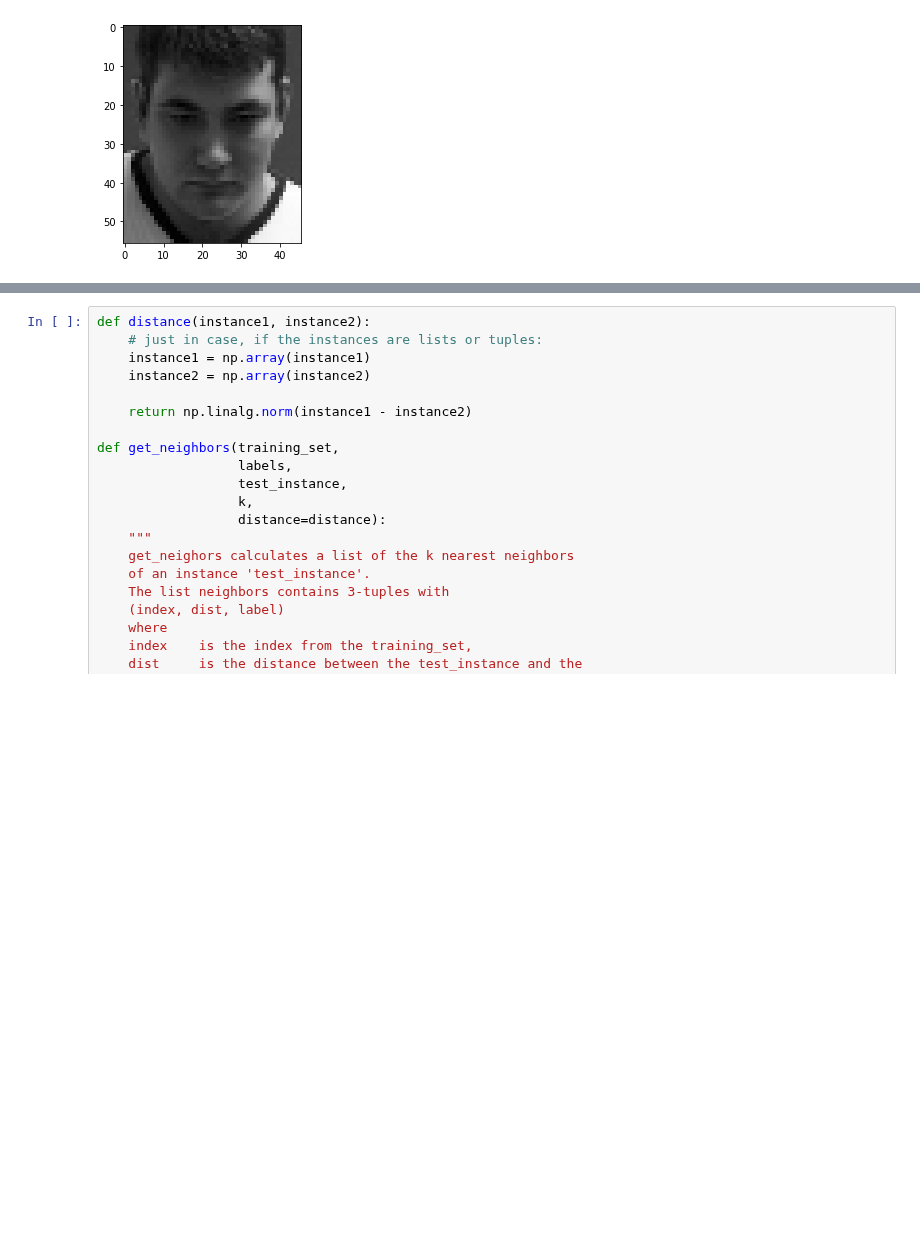
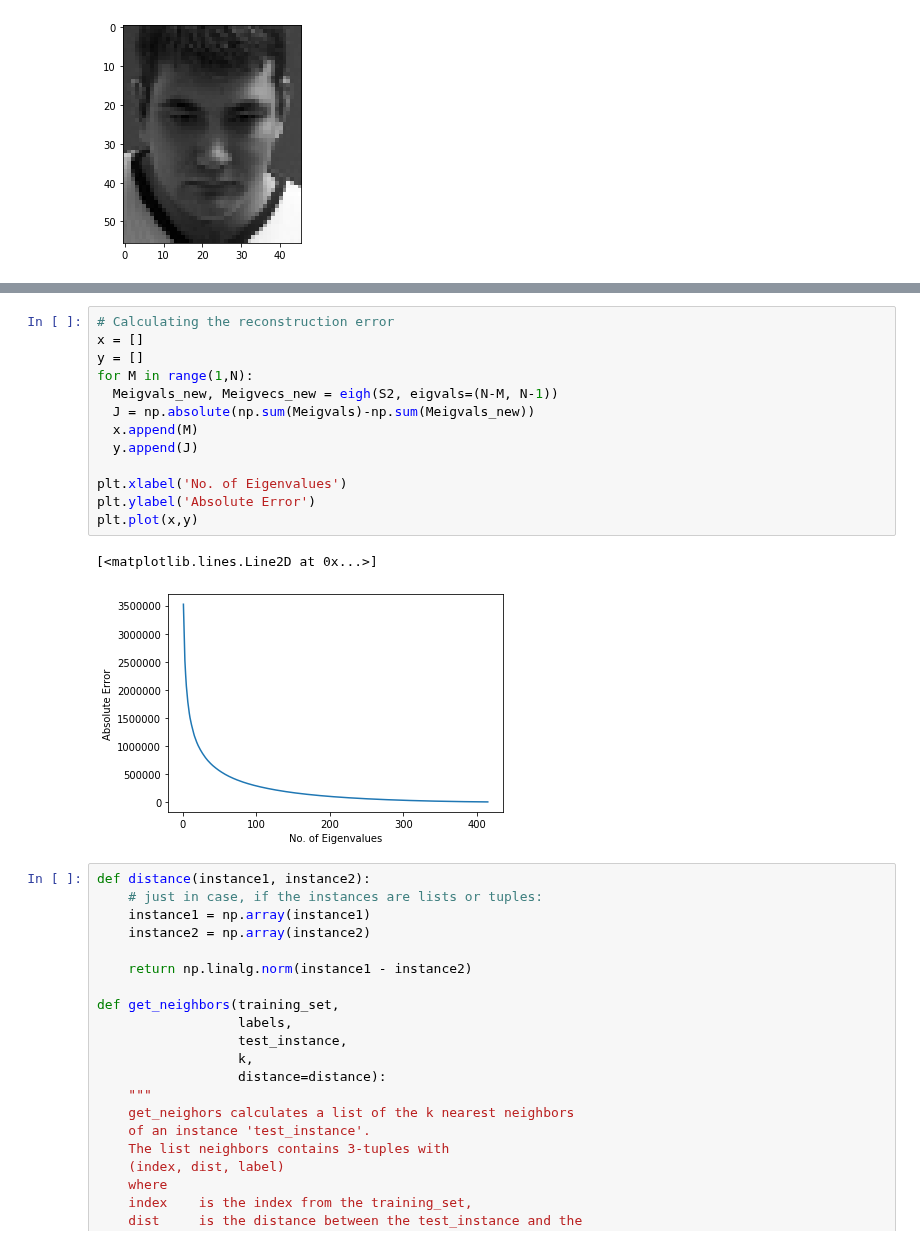
Before and after one commit to pedromonteiro18/Pattern_Recognition, a Jupyter notebook: Coursework.ipynb, the cells around one changed output, grey strips where cells are left out. Cells and saved outputs as stored; diff of their text form; blank space fills up the shorter version.

```diff
--- a/Coursework.ipynb
+++ b/Coursework.ipynb
@@ -89,6 +89,22 @@ plt.imshow(new_100.T, cmap = 'gist_gray')
 # %% [output]
 <matplotlib.image.AxesImage at 0x...>
 [figure]
+# %%
+# Calculating the reconstruction error
+x = []
+y = []
+for M in range(1,N):
+  Meigvals_new, Meigvecs_new = eigh(S2, eigvals=(N-M, N-1))
+  J = np.absolute(np.sum(Meigvals)-np.sum(Meigvals_new))
+  x.append(M)
+  y.append(J)
+
+plt.xlabel('No. of Eigenvalues')
+plt.ylabel('Absolute Error')
+plt.plot(x,y)
+# %% [output]
+[<matplotlib.lines.Line2D at 0x...>]
+[figure, added]
 # %%
 def distance(instance1, instance2):
     # just in case, if the instances are lists or tuples:
```
Also changed, not shown: parts of 2 cells of this notebook.
